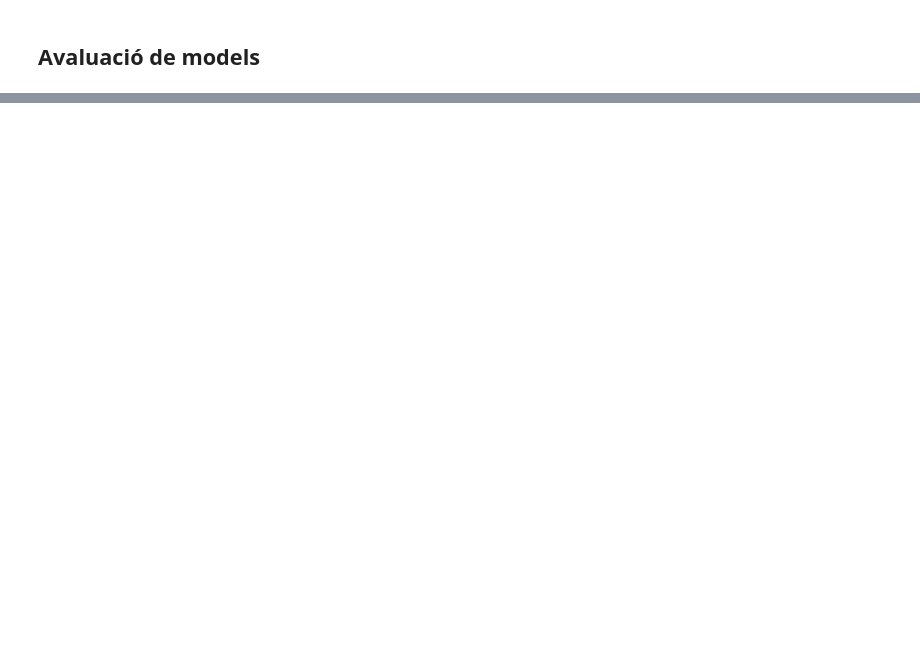
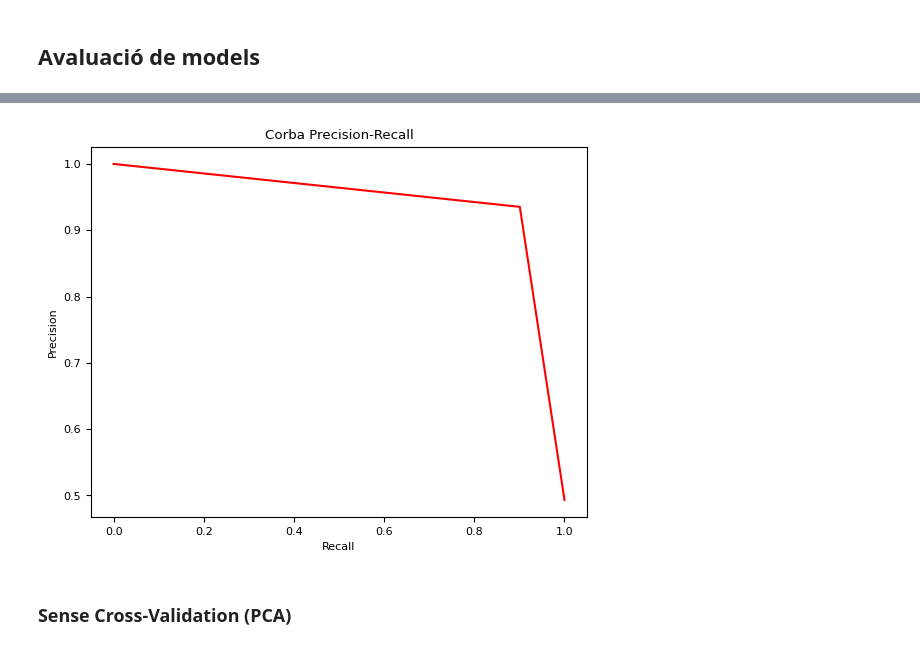
Before and after one commit to RubenRS040398/CasKaggleLoL, a Jupyter notebook: Kaggle.ipynb, the cells around one changed output, grey strips where cells are left out. Cells and saved outputs as stored; diff of their text form; code cells hidden in the pictures; blank space fills up the shorter version.

Commit message:
Part entrenament i proves de models completa + PCA + Grid Search

```diff
--- a/Kaggle.ipynb
+++ b/Kaggle.ipynb
@@ -390,0 +451,2 @@ models.append(model)
+# %%
+param_grid = {'C': [0.1, 1, 10], 'kernel': ['linear']}
@@ -390,0 +455,4 @@ models.append(model)
+# %%
+from sklearn.model_selection import GridSearchCV
+grid = GridSearchCV(SVC(), param_grid, refit=True, verbose=1, n_jobs=-1, cv=3)
+grid.fit(X_train, y_train)
@@ -391,2 +473,4 @@ models.append(model)
+# %%
+models.append(grid)
 # %% [markdown]
 ## Avaluació de models
@@ -447,0 +479,13 @@ plt.show()
+# %%
+from sklearn.metrics import classification_report, confusion_matrix, roc_curve, precision_recall_curve
+prediccions = models[0].predict(X_tests[0])
+cm = confusion_matrix(y_tests[0], prediccions)
+fig, ax = plt.subplots(figsize=(2.5, 2.5))
+ax.matshow(cm, cmap="coolwarm", alpha=0.3)
+for i in range(cm.shape[0]):
+    for j in range(cm.shape[1]):
+        ax.text(x=j, y=i,s=cm[i, j], va='center', ha='center')
+plt.title('Matriu de confusió')
+plt.xlabel('Predits')
+plt.ylabel('Vertaders')
+plt.show()
@@ -447,0 +515,11 @@ plt.show()
+# %%
+precision, recall, _ = precision_recall_curve(y_tests[0], prediccions)
+plt.plot(recall, precision, color='red')
+plt.title('Corba Precision-Recall')
+plt.ylabel('Precision')
+plt.xlabel('Recall')
+plt.show()
+# %% [output]
+[figure, added]
+# %% [markdown]
+### Sense Cross-Validation (PCA)
```
Also changed, not shown: parts of 57 cells of this notebook.
